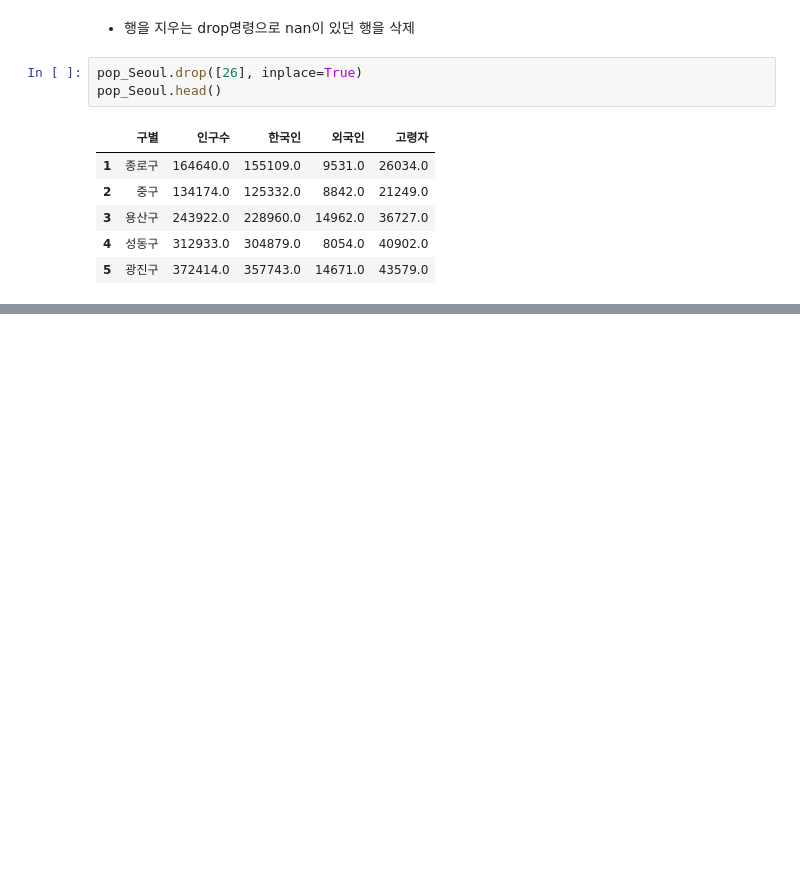
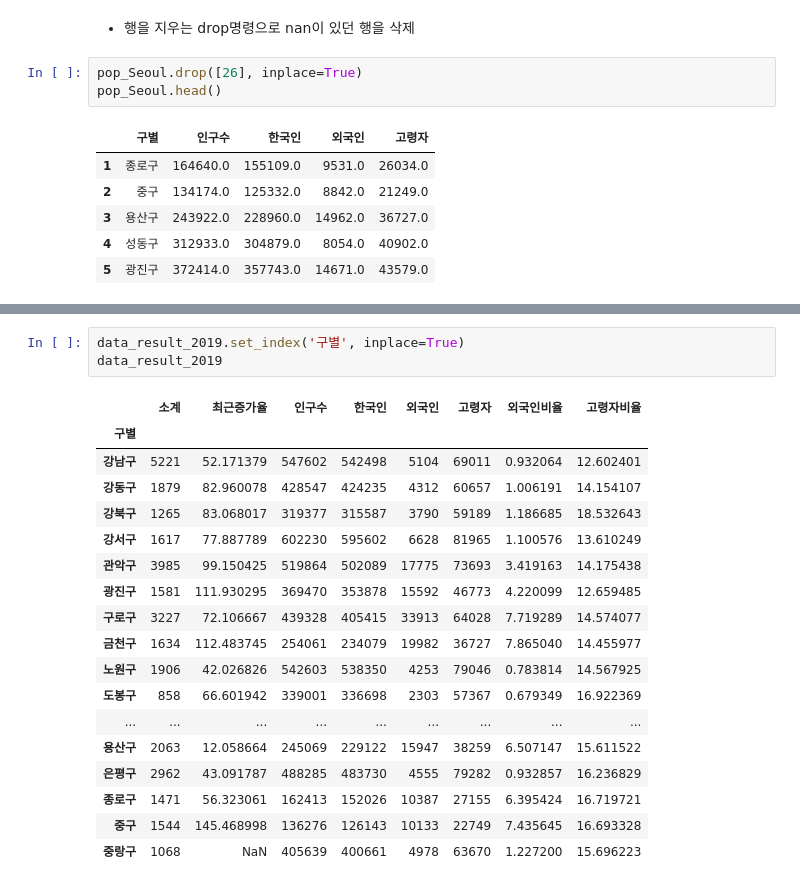
Before and after one commit to asheed/pydatascience, a Jupyter notebook: python_data.ipynb, the cells around one changed output, grey strips where cells are left out. Cells and saved outputs as stored; diff of their text form; blank space fills up the shorter version.

```diff
--- a/python_data.ipynb
+++ b/python_data.ipynb
@@ -462,0 +1092,22 @@ pop_Seoul.head()
+# %%
+data_result_2019.set_index('구별', inplace=True)
+data_result_2019
+# %% [output]
+|  | 소계 | 최근증가율 | 인구수 | 한국인 | 외국인 | 고령자 | 외국인비율 | 고령자비율 |
+| 구별 |  |  |  |  |  |  |  |  |
+| 강남구 | 5221 | 52.171379 | 547602 | 542498 | 5104 | 69011 | 0.932064 | 12.602401 |
+| 강동구 | 1879 | 82.960078 | 428547 | 424235 | 4312 | 60657 | 1.006191 | 14.154107 |
+| 강북구 | 1265 | 83.068017 | 319377 | 315587 | 3790 | 59189 | 1.186685 | 18.532643 |
+| 강서구 | 1617 | 77.887789 | 602230 | 595602 | 6628 | 81965 | 1.100576 | 13.610249 |
+| 관악구 | 3985 | 99.150425 | 519864 | 502089 | 17775 | 73693 | 3.419163 | 14.175438 |
+| 광진구 | 1581 | 111.930295 | 369470 | 353878 | 15592 | 46773 | 4.220099 | 12.659485 |
+| 구로구 | 3227 | 72.106667 | 439328 | 405415 | 33913 | 64028 | 7.719289 | 14.574077 |
+| 금천구 | 1634 | 112.483745 | 254061 | 234079 | 19982 | 36727 | 7.865040 | 14.455977 |
+| 노원구 | 1906 | 42.026826 | 542603 | 538350 | 4253 | 79046 | 0.783814 | 14.567925 |
+| 도봉구 | 858 | 66.601942 | 339001 | 336698 | 2303 | 57367 | 0.679349 | 16.922369 |
+| ... | ... | ... | ... | ... | ... | ... | ... | ... |
+| 용산구 | 2063 | 12.058664 | 245069 | 229122 | 15947 | 38259 | 6.507147 | 15.611522 |
+| 은평구 | 2962 | 43.091787 | 488285 | 483730 | 4555 | 79282 | 0.932857 | 16.236829 |
+| 종로구 | 1471 | 56.323061 | 162413 | 152026 | 10387 | 27155 | 6.395424 | 16.719721 |
+| 중구 | 1544 | 145.468998 | 136276 | 126143 | 10133 | 22749 | 7.435645 | 16.693328 |
+| 중랑구 | 1068 | NaN | 405639 | 400661 | 4978 | 63670 | 1.227200 | 15.696223 |
```
Also changed, not shown: parts of 98 cells of this notebook, 6 other files.
